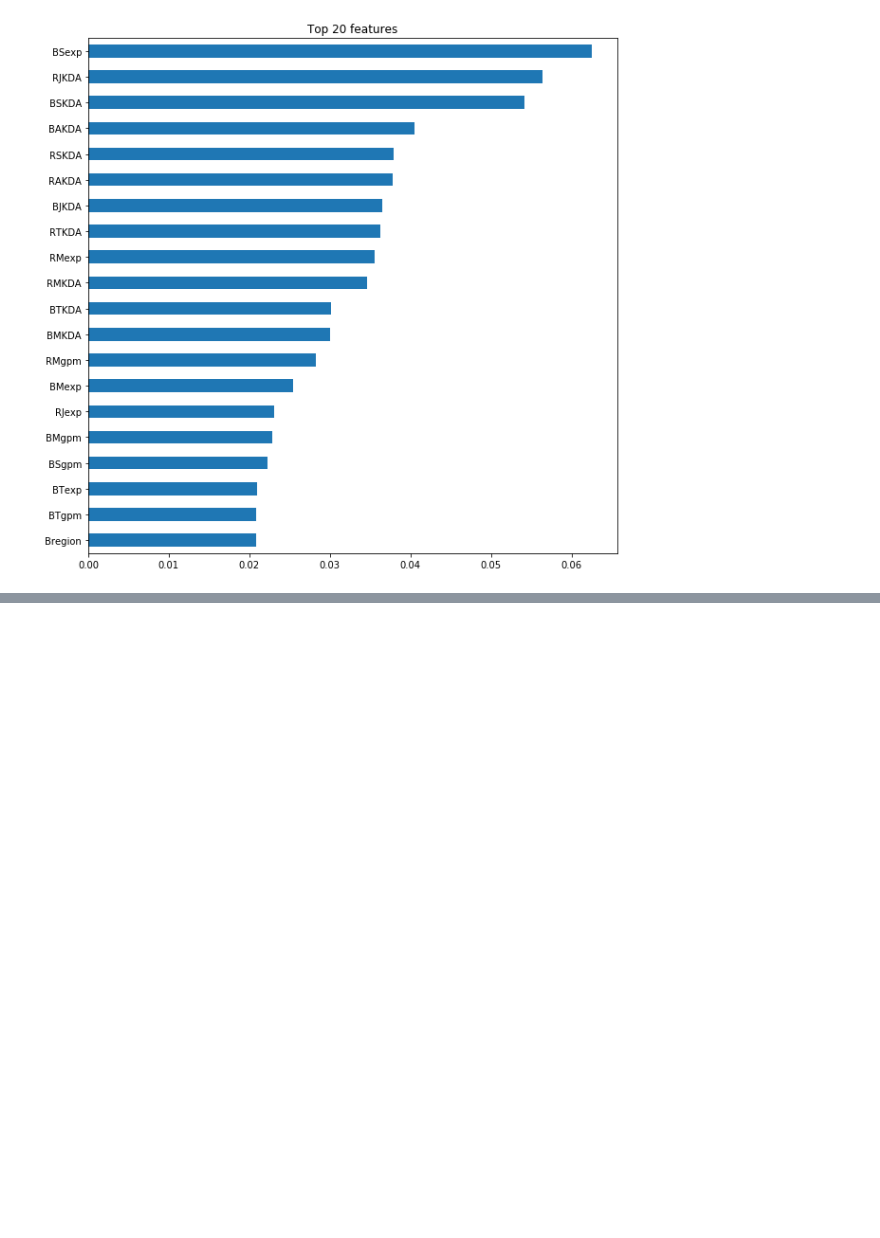
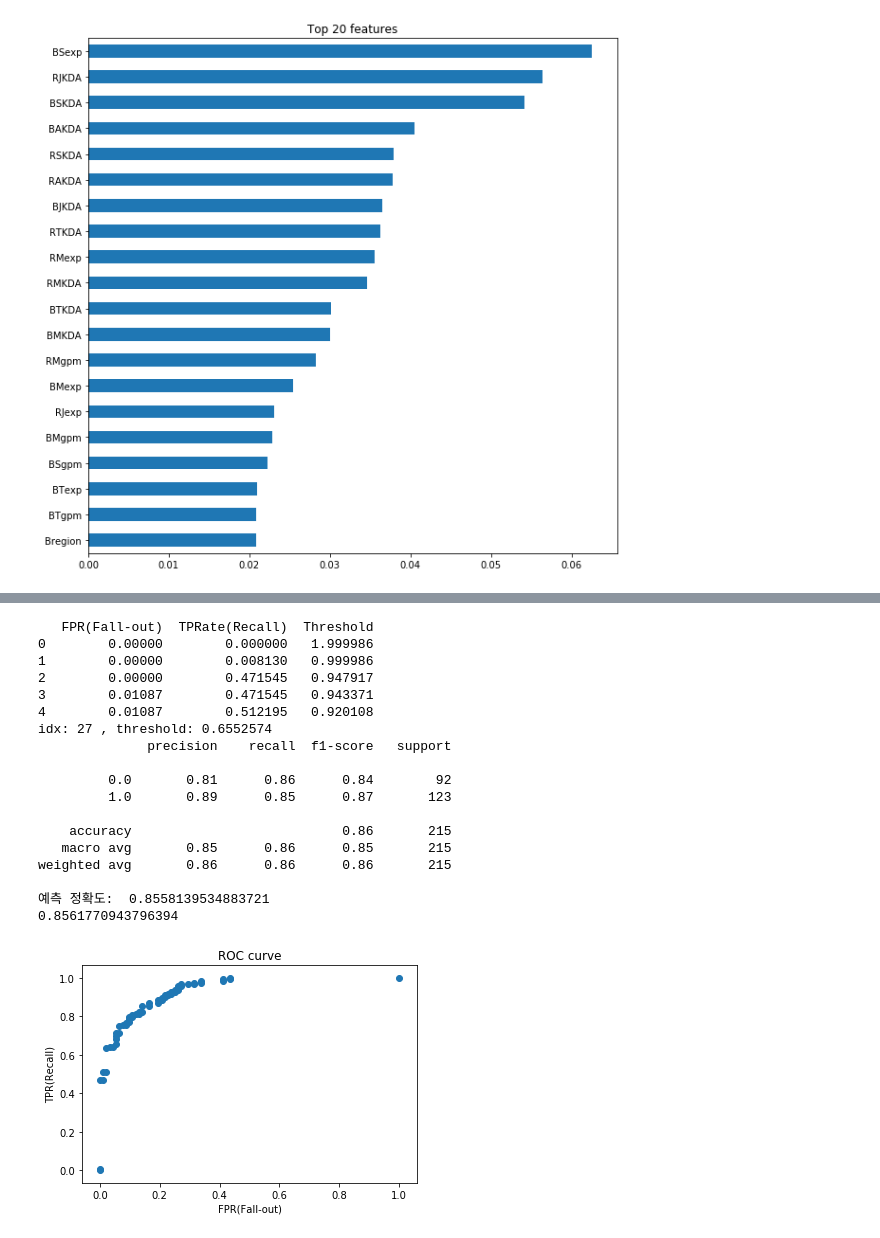
Before and after one commit to snaiws/Project-2, a Jupyter notebook: Project2.ipynb, the cells around one changed output, grey strips where cells are left out. Cells and saved outputs as stored; diff of their text form; code cells hidden in the pictures; blank space fills up the shorter version.

```diff
--- a/Project2.ipynb
+++ b/Project2.ipynb
@@ -1173,0 +1176,13 @@ importances.sort_values()[-n:].plot.barh();
+# %%
+#@title 트레인 테스트 나누기 { form-width: "20%" }
+#test data : 2021 msi (현재 summer league 진행중이므로 나중에 이것도 예측해보기)
+train=df.loc[df['league']!='2021LCKSpring_Season']
+test=df.loc[df['league']=='2021LCKSpring_Season']
+# %%
+#피쳐, 타겟 나누기
+features = ['Bregion','Rregion','BTKDA','RTKDA','BTgpm',	'BTcspm',	'RTgpm',	'RTcspm',	'BTexp',	'RTexp',	'BJKDA',	'RJKDA',	'BJgpm',	'BJcspm',	'RJgpm',	'RJcspm',	'BJexp',	'RJexp',	'BMKDA',	'RMKDA',	'BMgpm',	'BMcspm',	'RMgpm',	'RMcspm',	'BMexp',	'RMexp',	'BAKDA',	'RAKDA',	'BAgpm',	'BAcspm',	'RAgpm',	'RAcspm',	'BAexp',	'RAexp',	'BSKDA',	'RSKDA',	'BSgpm',	'BScspm',	'RSgpm',	'RScspm',	'BSexp',	'RSexp']
+target=['winner']#1이면 블루팀 승리
+X_train = train[features]
+X_test = test[features]
+y_train = train[target]
+y_test = test[target]
@@ -1173,0 +1234,46 @@ importances.sort_values()[-n:].plot.barh();
+# %%
+from sklearn.metrics import roc_curve
+y_pred_proba = clf.predict_proba(X_test)[:, 1]
+fpr, tpr, thresholds = roc_curve(y_test, y_pred_proba)
+
+roc = pd.DataFrame({
+    'FPR(Fall-out)': fpr,
+    'TPRate(Recall)': tpr,
+    'Threshold': thresholds
+})
+
+plt.scatter(fpr, tpr)
+plt.title('ROC curve')
+plt.xlabel('FPR(Fall-out)')
+plt.ylabel('TPR(Recall)');
+print(roc.head())
+
+# threshold 최대값의 인덱스, np.argmax()
+optimal_idx = np.argmax(tpr - fpr)
+optimal_threshold = thresholds[optimal_idx]
+print('idx:', optimal_idx, ', threshold:', optimal_threshold)
+
+y_pred_optimal = y_pred_proba >= optimal_threshold
+print(classification_report(y_test, y_pred_optimal))
+print('예측 정확도: ', accuracy_score(y_test, y_pred_optimal))
+print(roc_auc_score(y_test,y_pred_optimal))
+# %% [output]
+   FPR(Fall-out)  TPRate(Recall)  Threshold
+0        0.00000        0.000000   1.999986
+1        0.00000        0.008130   0.999986
+2        0.00000        0.471545   0.947917
+3        0.01087        0.471545   0.943371
+4        0.01087        0.512195   0.920108
+idx: 27 , threshold: 0.6552574
+              precision    recall  f1-score   support
+
+         0.0       0.81      0.86      0.84        92
+         1.0       0.89      0.85      0.87       123
+
+    accuracy                           0.86       215
+   macro avg       0.85      0.86      0.85       215
+weighted avg       0.86      0.86      0.86       215
+
+예측 정확도:  0.8558139534883721
+0.8561770943796394
+[figure, added]
```
Also changed, not shown: parts of 4 cells of this notebook.
